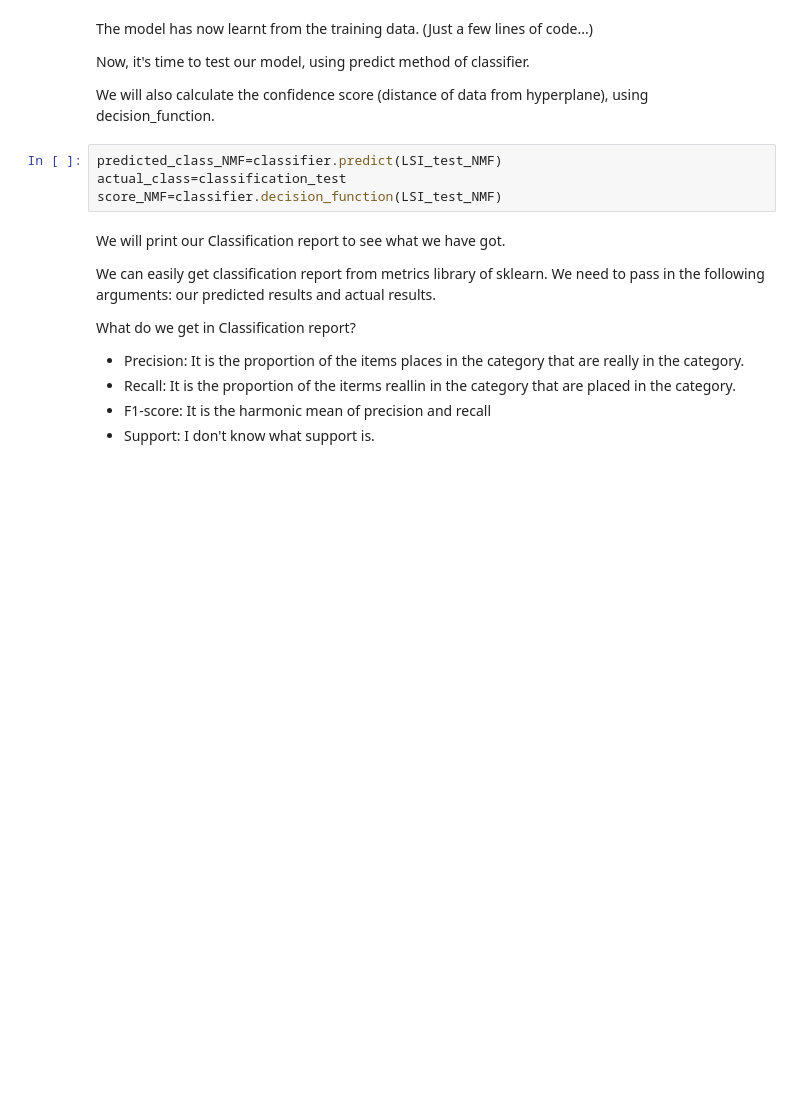
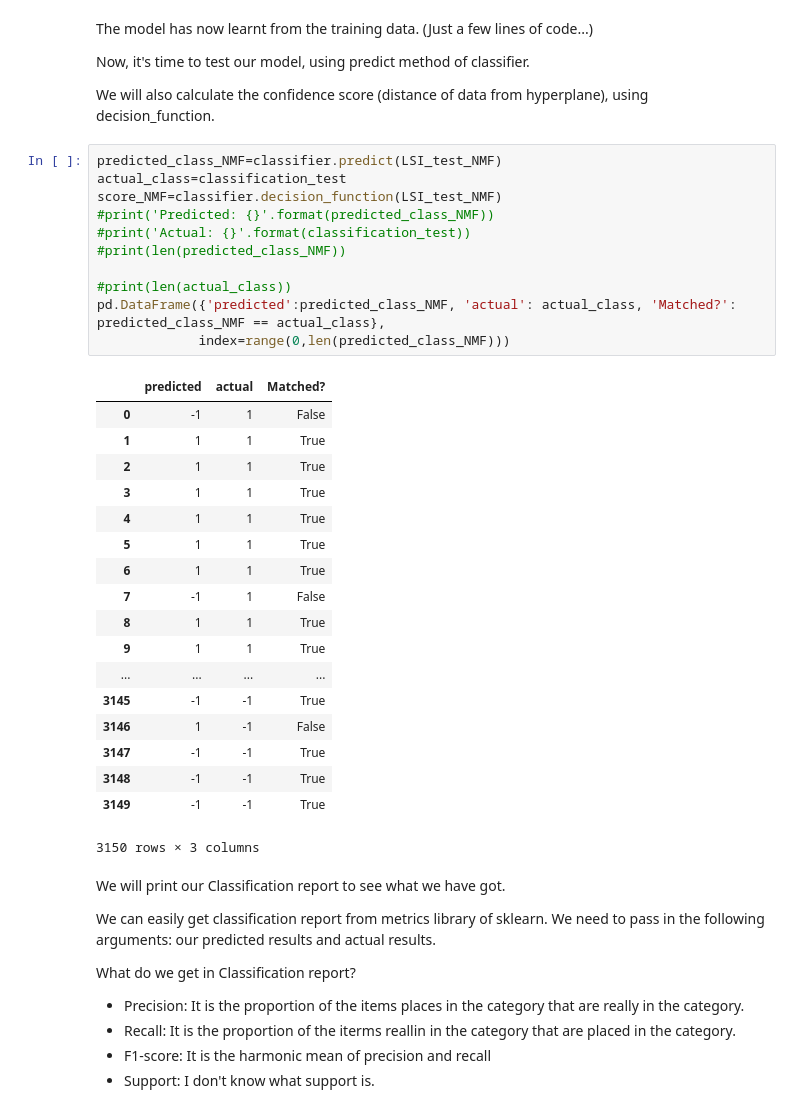
Before and after one commit to dkedar7/Classification-on-textual-data, a Jupyter notebook: Part_3.ipynb, the cells around one changed output. Drawn from its saved outputs; the diff is of its cells as text; blank space fills up the shorter version.

```diff
--- a/Part_3.ipynb
+++ b/Part_3.ipynb
@@ -200,10 +201,36 @@ The model has now learnt from the training data. (Just a few lines of code...)
 Now, it's time to test our model, using predict method of classifier.
 
 We will also calculate the confidence score (distance of data from hyperplane), using decision_function.
-# %%
-predicted_class_NMF=classifier.predict(LSI_test_NMF)
-actual_class=classification_test
-score_NMF=classifier.decision_function(LSI_test_NMF)
+# %%
+predicted_class_NMF=classifier.predict(LSI_test_NMF)
+actual_class=classification_test
+score_NMF=classifier.decision_function(LSI_test_NMF)
+#print('Predicted: {}'.format(predicted_class_NMF))
+#print('Actual: {}'.format(classification_test))
+#print(len(predicted_class_NMF))
+
+#print(len(actual_class))
+pd.DataFrame({'predicted':predicted_class_NMF, 'actual': actual_class, 'Matched?': predicted_class_NMF == actual_class},
+             index=range(0,len(predicted_class_NMF)))
+# %% [output]
+|  | predicted | actual | Matched? |
+| 0 | -1 | 1 | False |
+| 1 | 1 | 1 | True |
+| 2 | 1 | 1 | True |
+| 3 | 1 | 1 | True |
+| 4 | 1 | 1 | True |
+| 5 | 1 | 1 | True |
+| 6 | 1 | 1 | True |
+| 7 | -1 | 1 | False |
+| 8 | 1 | 1 | True |
+| 9 | 1 | 1 | True |
+| ... | ... | ... | ... |
+| 3145 | -1 | -1 | True |
+| 3146 | 1 | -1 | False |
+| 3147 | -1 | -1 | True |
+| 3148 | -1 | -1 | True |
+| 3149 | -1 | -1 | True |
+3150 rows × 3 columns
 # %% [markdown]
 We will print our Classification report to see what we have got.
 
```
Also changed, not shown: parts of 4 cells of this notebook.
